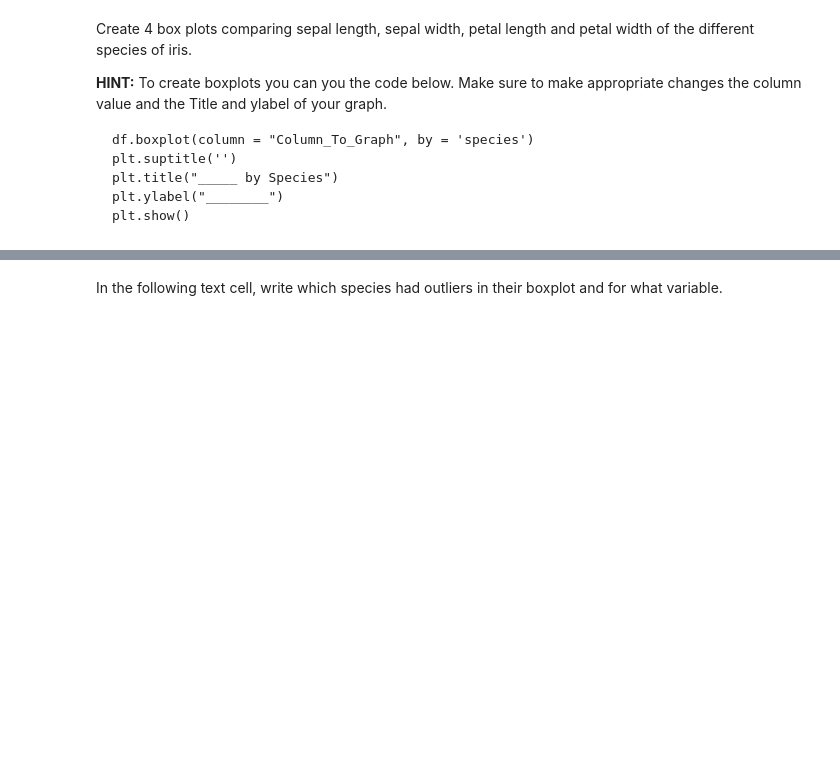
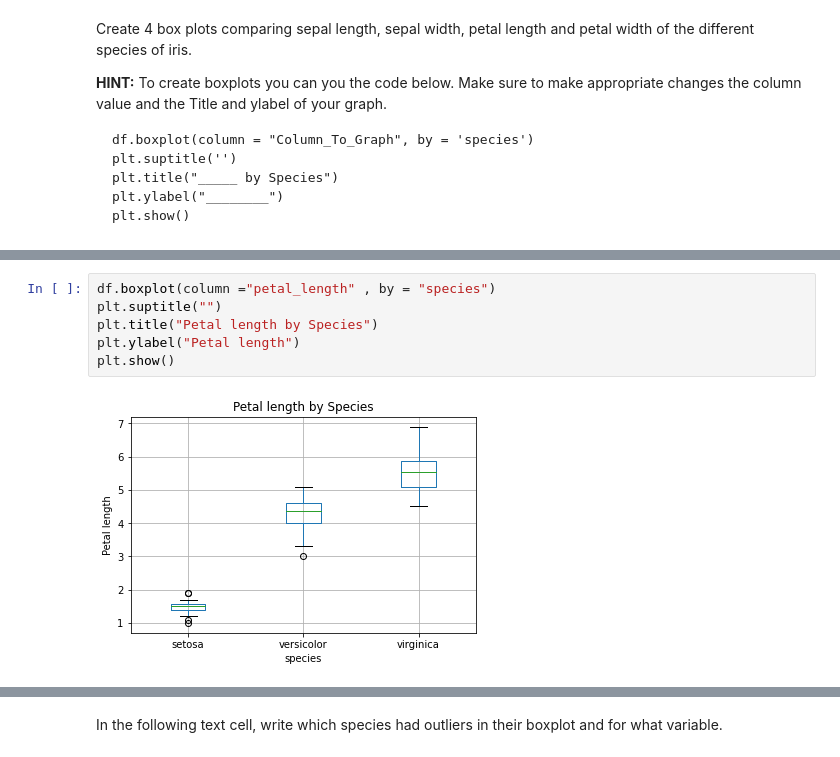
Before and after one commit to fd-journey/journey, a Jupyter notebook: Workshop_Intro_to_Numpy_Pandas_Fred.ipynb, the cells around one changed output, grey strips where cells are left out. Drawn from its saved outputs; the diff is of its cells as text; blank space fills up the shorter version.

```diff
--- a/Workshop_Intro_to_Numpy_Pandas_Fred.ipynb
+++ b/Workshop_Intro_to_Numpy_Pandas_Fred.ipynb
@@ -155,0 +172,8 @@ plt.show()
+# %%
+df.boxplot(column ="petal_length" , by = "species")
+plt.suptitle("")
+plt.title("Petal length by Species")
+plt.ylabel("Petal length")
+plt.show()
+# %% [output]
+[figure, added]
```
Also changed, not shown: parts of 17 cells of this notebook.
